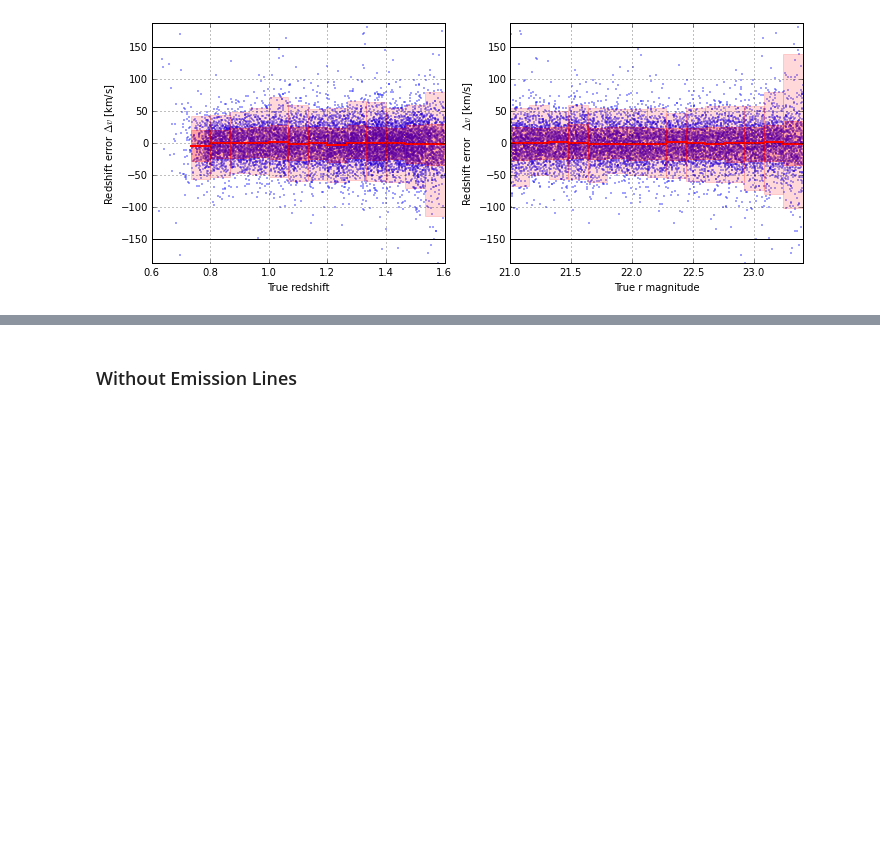
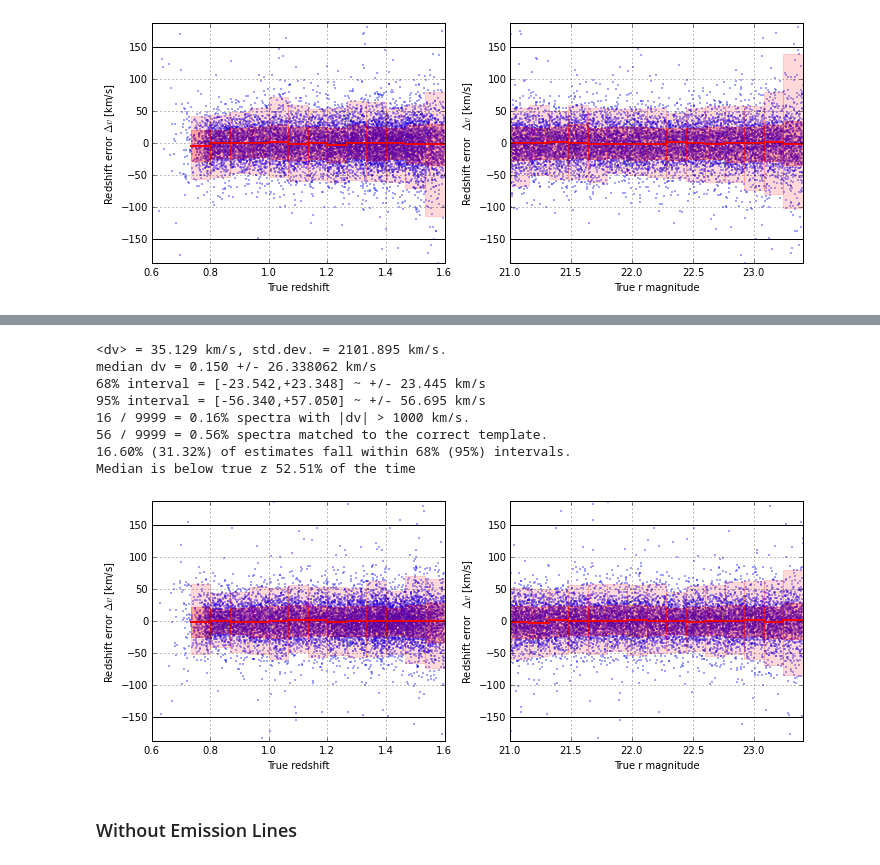
Before and after one commit to dkirkby/bayez, a Jupyter notebook: docs/nb/BayezResults.ipynb, the cells around one changed output, grey strips where cells are left out. Saved outputs shown, nothing was run; the diff lists cells and outputs as text; code cells hidden in the pictures; blank space fills up the shorter version.

```diff
--- a/docs/nb/BayezResults.ipynb
+++ b/docs/nb/BayezResults.ipynb
@@ -509,3 +641,15 @@ Median is below true z 53.52% of the time
+# %%
+bayez.analysis.plot_results(elgem_1_40k, 0.6, 1.6, 21.0, 23.4, 'r', 150.)
+# %% [output]
+<dv> = 35.129 km/s, std.dev. = 2101.895 km/s.
+median dv = 0.150 +/- 26.338062 km/s
+68% interval = [-23.542,+23.348] ~ +/- 23.445 km/s
+95% interval = [-56.340,+57.050] ~ +/- 56.695 km/s
+16 / 9999 = 0.16% spectra with |dv| > 1000 km/s.
+56 / 9999 = 0.56% spectra matched to the correct template.
+16.60% (31.32%) of estimates fall within 68% (95%) intervals.
+Median is below true z 52.51% of the time
+[figure, added]
 # %% [markdown]
 ### Without Emission Lines
 # %%
```
Also changed, not shown: parts of 20 cells of this notebook.
